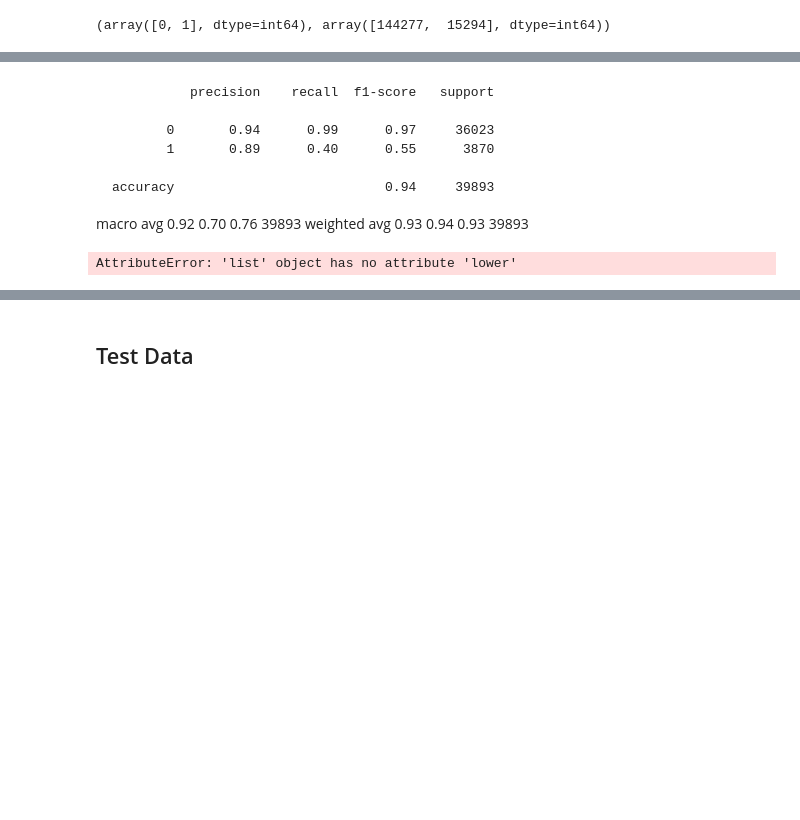
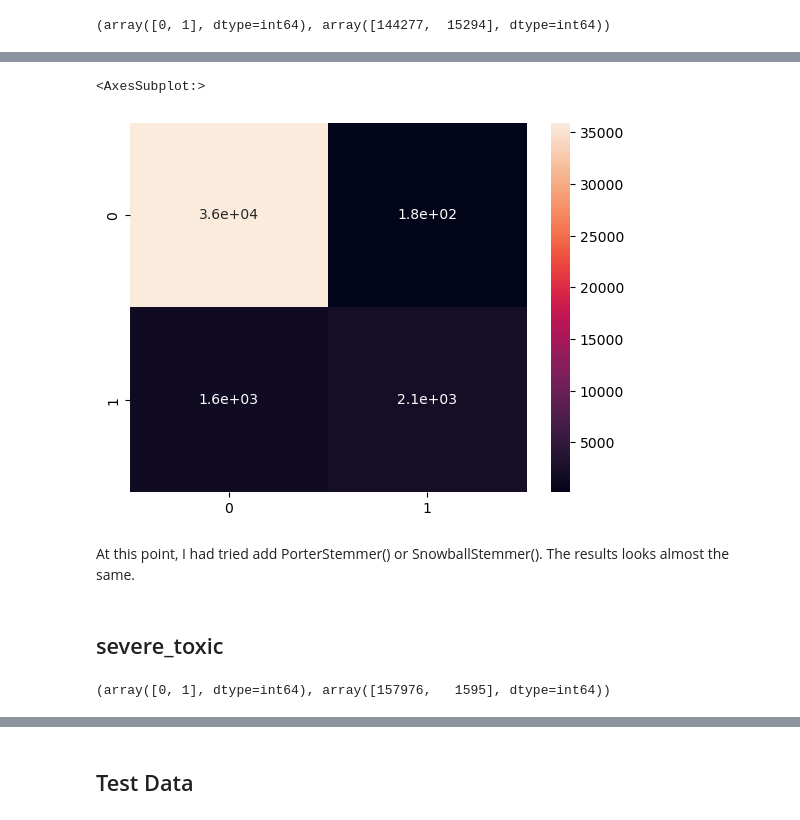
Before and after one commit to CcDenn/ItML_Project_1_Students, a Jupyter notebook: proj_1_start.ipynb, the cells around one changed output, grey strips where cells are left out. Cells and saved outputs as stored; diff of their text form; code cells hidden in the pictures; blank space fills up the shorter version.

```diff
--- a/proj_1_start.ipynb
+++ b/proj_1_start.ipynb
@@ -64,13 +65,3 @@ stop_words = set(stopwords.words('english'))
 [nltk_data] Downloading package stopwords to
 [nltk_data]     C:\Users\denni\AppData\Roaming\nltk_data...
 [nltk_data]   Package stopwords is already up-to-date!
-# %%
-def preprocess_text(text):
-    text = re.sub("[^a-zA-Z]", " ", text)
-    text = text.lower()
-    words = text.split()
-    words = [word for word in words if not word in set(stopwords.words("english"))]
-    stemmer = PorterStemmer()
-    stemmed_words = [stemmer.stem(word) for word in words]
-    cleaned_text = " ".join(stemmed_words)
-    return cleaned_text
@@ -124,21 +119,26 @@ AttributeError: 'list' object has no attribute 'lower'
 # %%
-stemmer_1 = PorterStemmer()
+#stemmer_toxic = PorterStemmer()
+#stemmer_toxic = SnowballStemmer()
+#lemmatizer = WordNetLemmatizer()
+#def stem_words(text):
+    #return " ".join([stemmer_toxic.stem(word) for word in text.split()])
 
-def stem_words(text):
-    return " ".join([stemmer_1.stem(word) for word in text.split()])
+#NB Model
+#model_nb_toxic = MultinomialNB()
+model_nb_toxic = RandomForestClassifier()
 
-vector_nb_1 = TfidfVectorizer(preprocessor=stem_words)
+vector_nb_toxic = TfidfVectorizer()
+X_toxic = train_df["cleaned_text"]
+X_train_toxic, X_test_toxic, y_train_toxic, y_test_toxic = train_test_split(X_toxic, y_toxic)
 
-model_nb_1 = RandomForestClassifier()
+# build a Pipeline
+pipe_nb_toxic = Pipeline([("vect", vector_nb_toxic),("model", model_nb_toxic)])
 
-X_toxic = train_df["comment_text"]
-X_train_1, X_test_1, y_train_1, y_test_1 = train_test_split(X_toxic, y_toxic)
+pipe_nb_toxic.fit(X_train_toxic, y_train_toxic.ravel())
+preds_toxic = pipe_nb_toxic.predict(X_test_toxic)
 
-pipe_nb_1 = Pipeline([("vect", vector_nb_1),("model", model_nb_1)])
+print(classification_report(y_test_toxic, preds_toxic))
+confusion_matrix(y_test_toxic, preds_toxic)
 
-pipe_nb_1.fit(X_train_1, y_train_1.ravel())
-preds_1 = pipe_nb_1.predict(X_test_1)
-print(classification_report(y_test_1, preds_1))
-confusion_matrix(y_test_1, preds_1)
 
-pipe_nb_1.fit(X_toxic, y_toxic.ravel())
+pipe_nb_toxic.fit(X_toxic, y_toxic.ravel())
@@ -145,23 +156,13 @@ pipe_nb_1.fit(X_toxic, y_toxic.ravel())
-# %% [markdown]
-              precision    recall  f1-score   support
-
-           0       0.94      0.99      0.97     36023
-           1       0.89      0.40      0.55      3870
-
-    accuracy                           0.94     39893
-   macro avg       0.92      0.70      0.76     39893
-weighted avg       0.93      0.94      0.93     39893
-# %%
-y_toxic2 = np.array(train_df["toxic"]).reshape(-1,1)
-X_toxic2 = train_df["clean_text"]
-X_train_toxic2, X_test_toxic2, y_train_toxic2, y_test_toxic2 = train_test_split(X_toxic2, y_toxic2)
-
-pipe_nb_1.fit(X_train_toxic2, y_train_toxic2.ravel())
-preds_toxic2 = pipe_nb_1.predict(X_test_toxic2)
-print(classification_report(y_test_toxic2, preds_toxic2))
-confusion_matrix(y_test_toxic2, preds_1)
-
-
-pipe_nb_1.fit(X_toxic, y_toxic.ravel())
-# %% [output]
-AttributeError: 'list' object has no attribute 'lower'
+# %%
+sns.heatmap(confusion_matrix(y_test_toxic, preds_toxic), annot=True)
+# %% [output]
+<AxesSubplot:>
+[figure, added]
+# %% [markdown]
+At this point, I had tried add PorterStemmer() or SnowballStemmer(). The results looks almost the same.
+# %% [markdown]
+## severe_toxic
+# %%
+np.unique(y_stoxic, return_counts=True)
+# %% [output]
+(array([0, 1], dtype=int64), array([157976,   1595], dtype=int64))
```
Also changed, not shown: parts of 12 cells of this notebook.
